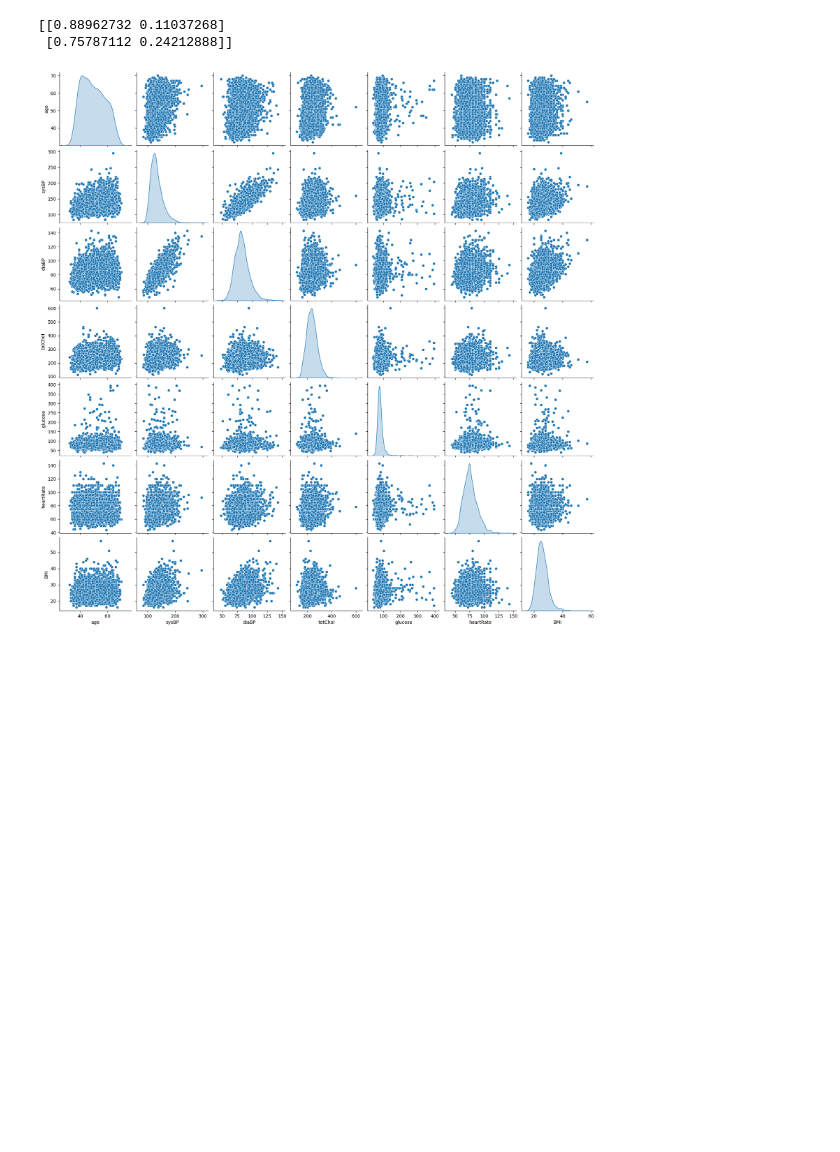
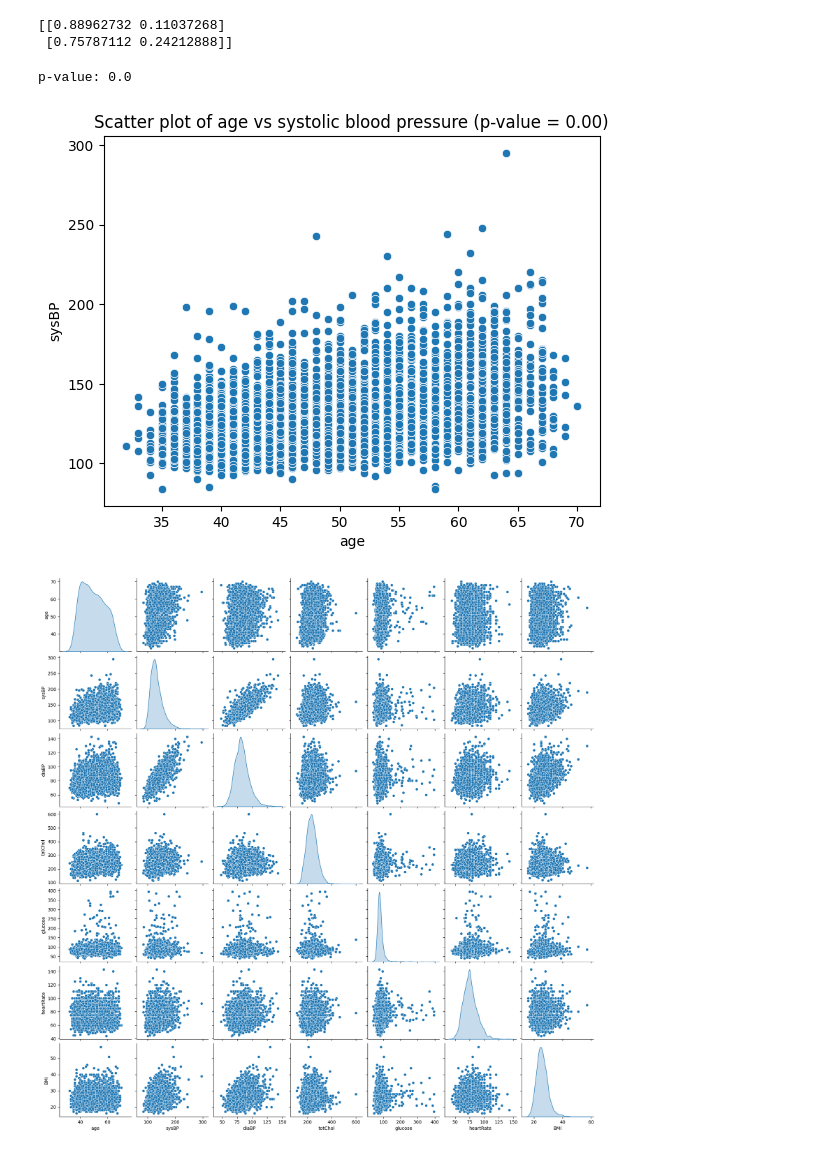
Before and after one commit to berkleysayaka/Final-project-Data-201, a Jupyter notebook: Final_project_Data_201_Kaggle_Heart_Disease_Prediction_after_mtg_(1).ipynb, the cells around one changed output. Cells and saved outputs as stored; diff of their text form; code cells hidden in the pictures; blank space fills up the shorter version.

```diff
--- a/Final_project_Data_201_Kaggle_Heart_Disease_Prediction_after_mtg_(1).ipynb
+++ b/Final_project_Data_201_Kaggle_Heart_Disease_Prediction_after_mtg_(1).ipynb
@@ -514,6 +514,38 @@ print(y_prob)
 # %% [output]
 [[0.88962732 0.11037268]
  [0.75787112 0.24212888]]
+# %%
+# prompt: p-value of age vs systolic blood pressure
+
+import pandas as pd
+import scipy.stats as stats
+
+# Load the data
+df = pd.read_csv("framingham_cleaned.csv")
+
+# Extract age and systolic blood pressure
+age = df["age"]
+sysBP = df["sysBP"]
+
+# Perform the t-test
+t_statistic, p_value = stats.ttest_ind(age, sysBP)
+
+# Print the p-value
+print("P-value:", p_value)
+# %% [output]
+p-value: 0.0
+# %%
+from scipy import stats
+
+# Perform the correlation test (e.g., Pearson correlation)
+correlation, p_value = stats.pearsonr(Project3['age'], Project3['sysBP'])
+
+# Update your scatterplot code with the calculated p-value
+sns.scatterplot(x='age', y='sysBP', data=Project3)
+plt.title(f'Scatter plot of age vs systolic blood pressure (p-value = {p_value:.2f})')  # Format p-value with 2 decimals
+plt.show()
+# %% [output]
+[figure, added]
 # %%
 import seaborn as sns
 import matplotlib.pyplot as plt
```
